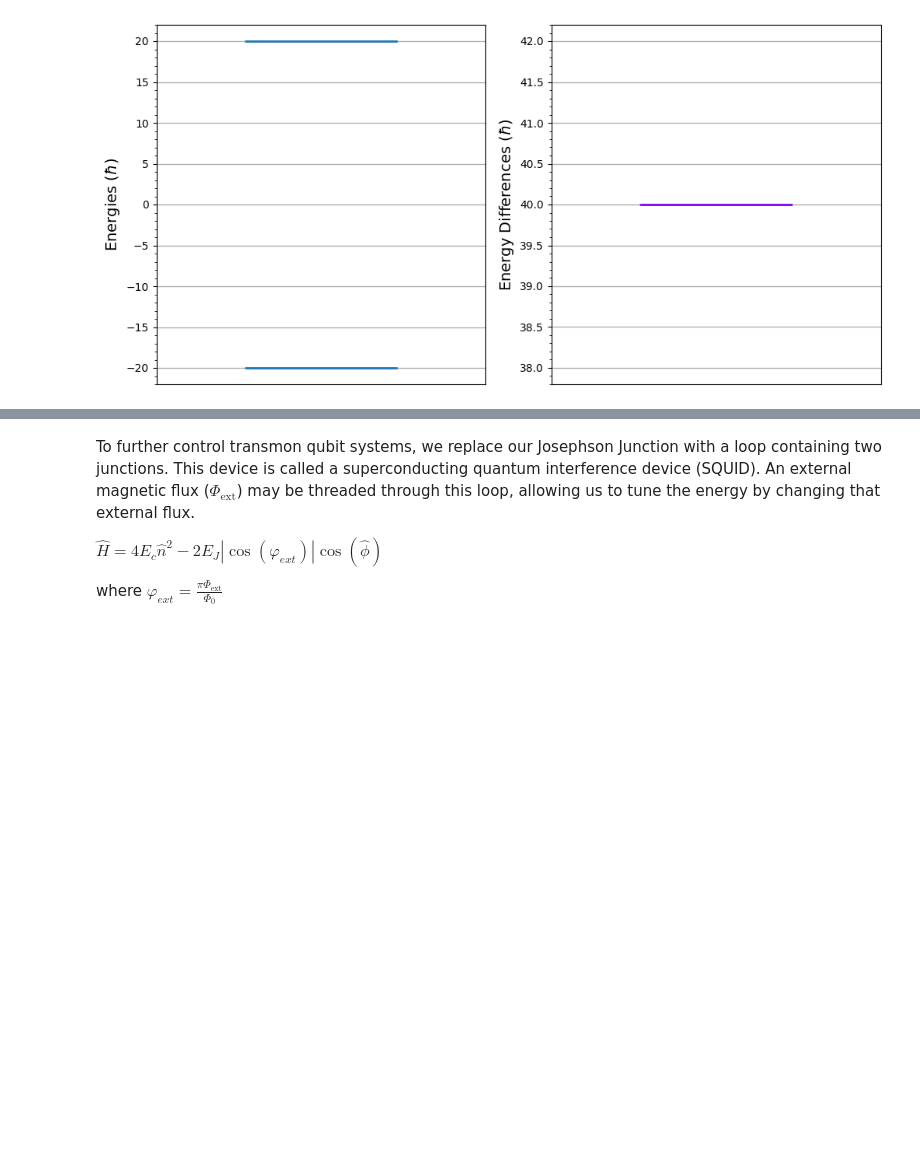
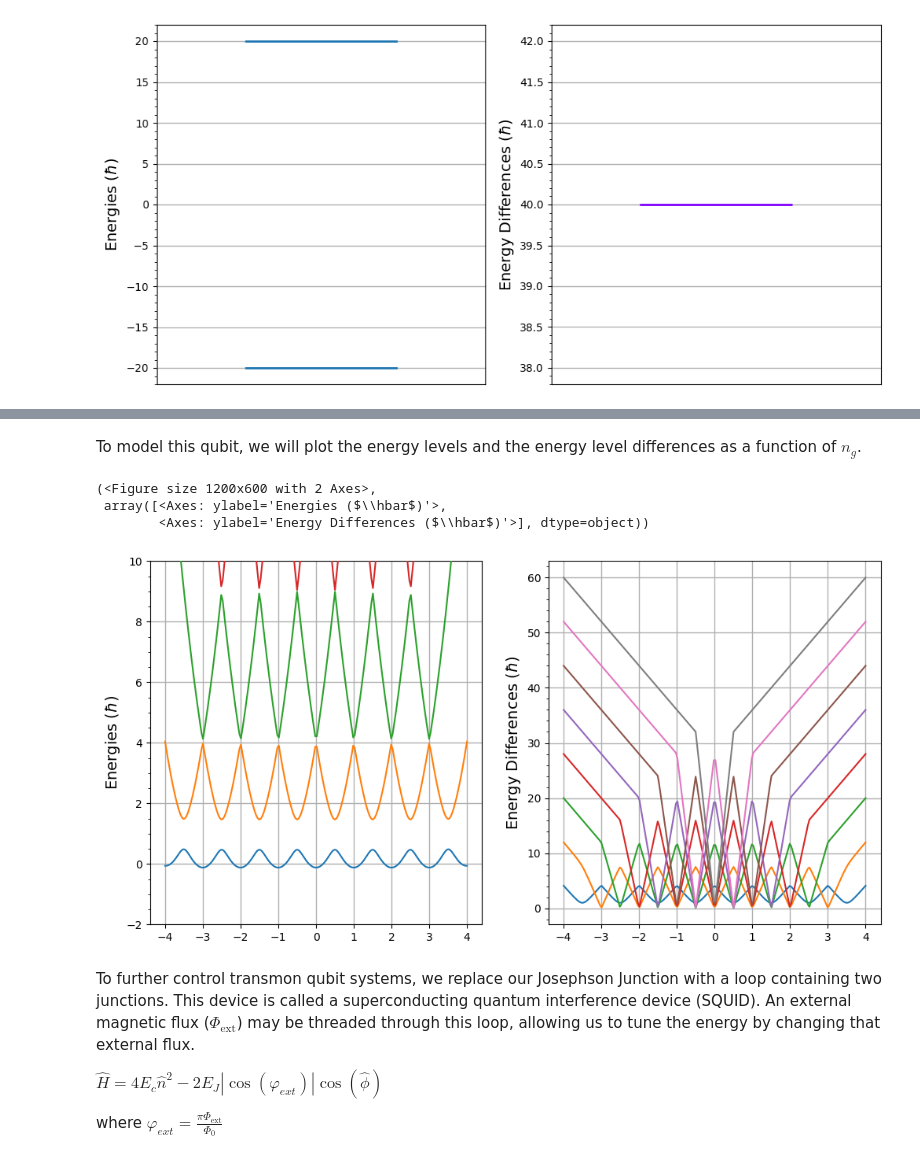
Before and after one commit to Khosmos3/Superconducting-Qubits, a Jupyter notebook: superconducting.ipynb, the cells around one changed output, grey strips where cells are left out. Drawn from its saved outputs; the diff is of its cells as text; code cells hidden in the pictures; blank space fills up the shorter version.

```diff
--- a/superconducting.ipynb
+++ b/superconducting.ipynb
@@ -205,0 +211,10 @@ plot_energy_stuff(energies)
+# %%
+def transmon2(Ec, Ej, ng, N):
+    H = 4 * Ec * ((q.charge(N)-ng)**2).full() + 0.5 * Ej * (np.diag(-np.ones(2*N), 1) + np.diag(-np.ones(2*N), -1))
+
+    return q.Qobj(H)
+# %%
+N=3
+ng=3.5
+print(np.diag((np.arange(-N,N+1)-ng)**2))
+print(((q.charge(N)-ng)**2).full())
@@ -206,3 +236,39 @@ plot_energy_stuff(energies)
+# %% [markdown]
+To model this qubit, we will plot the energy levels and the energy level differences as a function of $n_g$.
+# %%
+def plot_energy_as_function(x, energies):
+
+    fig, ax = plt.subplots(1,2, figsize=(12,6))
+
+    for i in range(len(energies[0])): # for each energy level, plot its curve
+        ax[0].plot(x, energies[:,i], zorder=3)
+    ax[0].set_ylabel(r'Energies ($\hbar$)', fontsize=14)
+    ax[0].grid(linestyle='-', linewidth=1)
+    ax[0].set_ylim(-2, 10)
+    ax[0].yaxis.set_minor_locator(AutoMinorLocator())
+
+    diffs = np.array([(np.delete(energies[i], 0) - np.delete(energies[i], len(energies[i])-1)) for i in range(len(energies[:,0]))])
+    for i in range(len(diffs[0])):
+        ax[1].plot(x, diffs[:,i], zorder=3)
+    ax[1].set_ylabel(r'Energy Differences ($\hbar$)', fontsize=14)
+    ax[1].grid(linestyle='-', linewidth=1)
+    ax[1].yaxis.set_minor_locator(AutoMinorLocator())
+
+    return fig, ax
+# %%
+Ec = 1
+Ej = 1
+all_ng = np.linspace(-4, 4, 200)
+N = 4
+
+energies = np.array([transmon2(Ec, Ej, ng, N).eigenenergies() for ng in all_ng])
+
+plot_energy_as_function(all_ng, energies)
+# %% [output]
+(<Figure size 1200x600 with 2 Axes>,
+ array([<Axes: ylabel='Energies ($\\hbar$)'>,
+        <Axes: ylabel='Energy Differences ($\\hbar$)'>], dtype=object))
+[figure, added]
 # %% [markdown]
 To further control transmon qubit systems, we replace our Josephson Junction with a loop containing two junctions. This device is called a superconducting quantum interference device (SQUID). An external magnetic flux ($\Phi_{\text{ext}}$) may be threaded through this loop, allowing us to tune the energy by changing that external flux.
 
```
Also changed, not shown: parts of 6 cells of this notebook.
